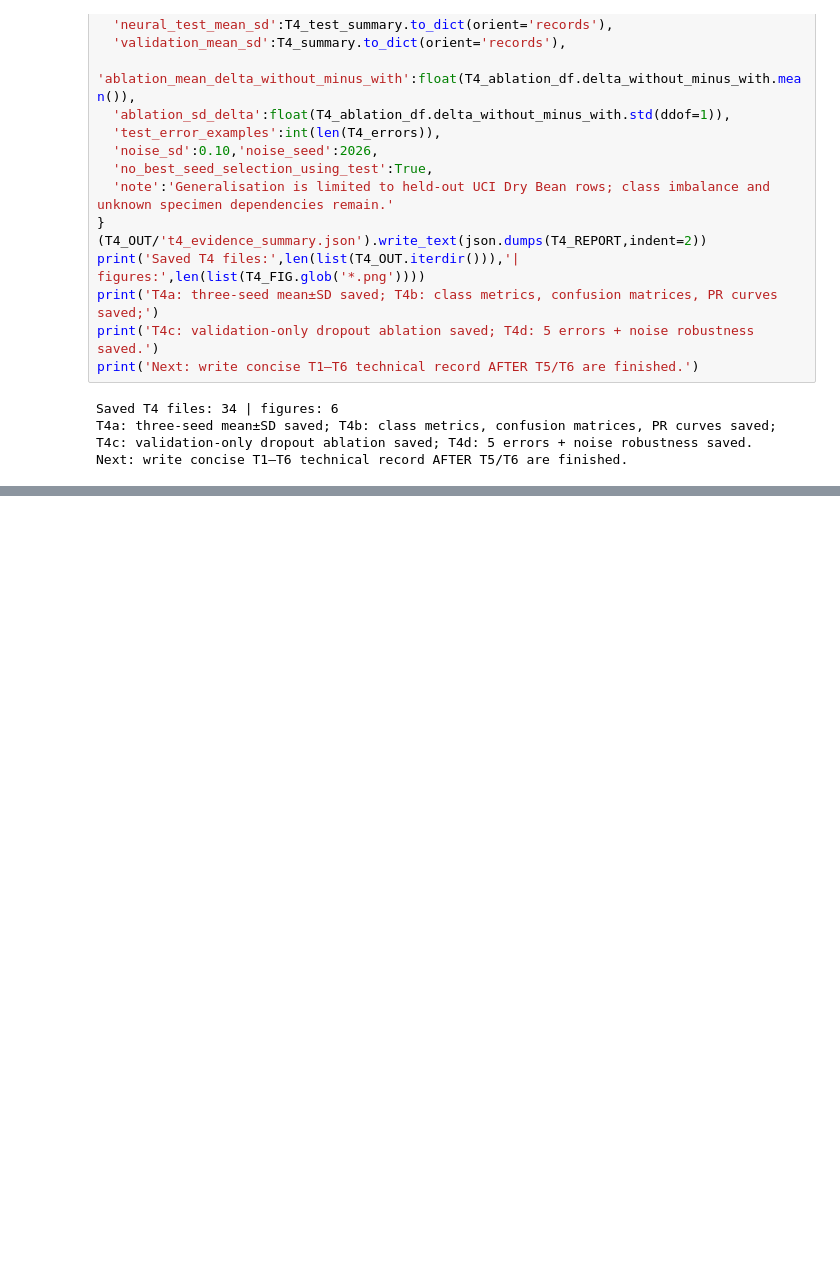
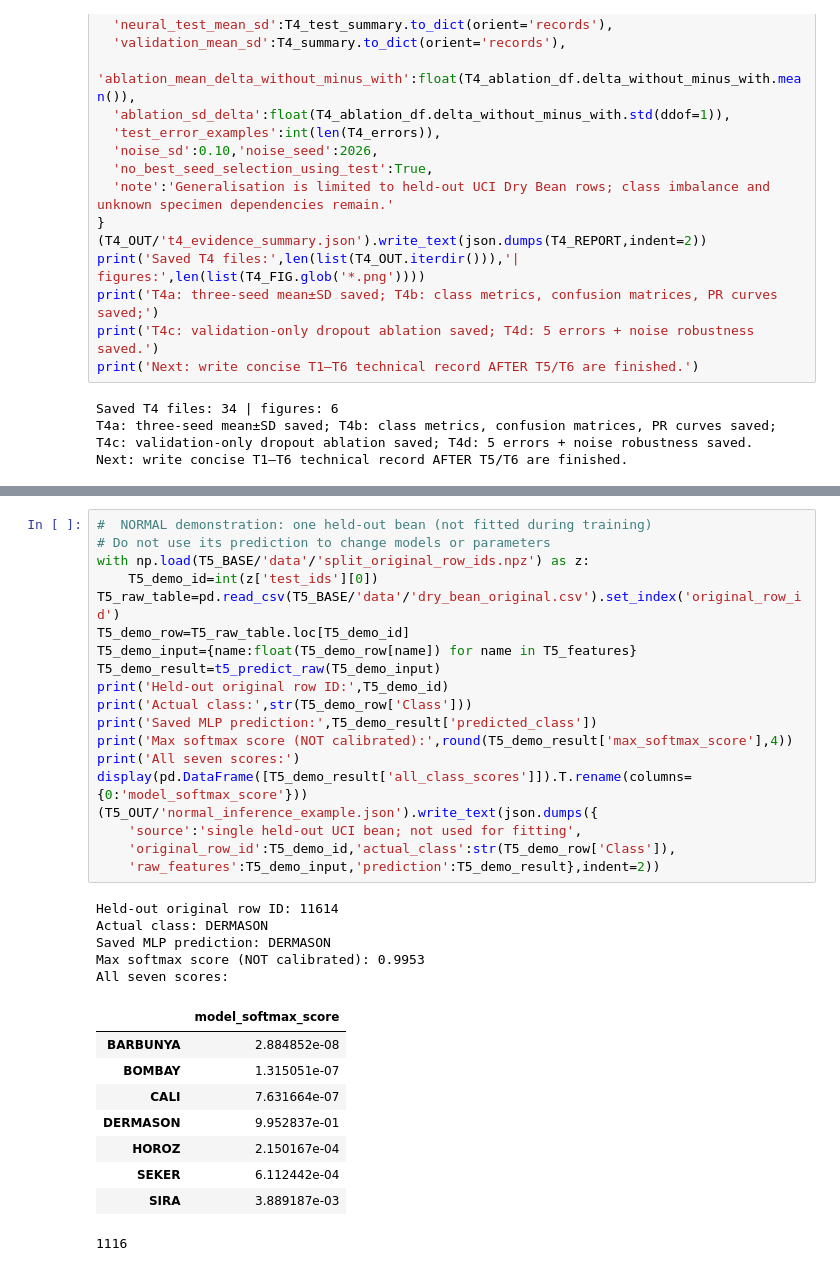
Before and after one commit to Thathsara-Devindi/ANN-Dry-Bean-Classification, a Jupyter notebook: ANN_cw1.ipynb, the cells around one changed output, grey strips where cells are left out. Saved outputs shown, nothing was run; the diff lists cells and outputs as text; blank space fills up the shorter version.

```diff
--- a/ANN_cw1.ipynb
+++ b/ANN_cw1.ipynb
@@ -1821,0 +2098,34 @@ Next: write concise T1–T6 technical record AFTER T5/T6 are finished.
+# %%
+#  NORMAL demonstration: one held-out bean (not fitted during training)
+# Do not use its prediction to change models or parameters
+with np.load(T5_BASE/'data'/'split_original_row_ids.npz') as z:
+    T5_demo_id=int(z['test_ids'][0])
+T5_raw_table=pd.read_csv(T5_BASE/'data'/'dry_bean_original.csv').set_index('original_row_id')
+T5_demo_row=T5_raw_table.loc[T5_demo_id]
+T5_demo_input={name:float(T5_demo_row[name]) for name in T5_features}
+T5_demo_result=t5_predict_raw(T5_demo_input)
+print('Held-out original row ID:',T5_demo_id)
+print('Actual class:',str(T5_demo_row['Class']))
+print('Saved MLP prediction:',T5_demo_result['predicted_class'])
+print('Max softmax score (NOT calibrated):',round(T5_demo_result['max_softmax_score'],4))
+print('All seven scores:')
+display(pd.DataFrame([T5_demo_result['all_class_scores']]).T.rename(columns={0:'model_softmax_score'}))
+(T5_OUT/'normal_inference_example.json').write_text(json.dumps({
+    'source':'single held-out UCI bean; not used for fitting',
+    'original_row_id':T5_demo_id,'actual_class':str(T5_demo_row['Class']),
+    'raw_features':T5_demo_input,'prediction':T5_demo_result},indent=2))
+# %% [output]
+Held-out original row ID: 11614
+Actual class: DERMASON
+Saved MLP prediction: DERMASON
+Max softmax score (NOT calibrated): 0.9953
+All seven scores:
+|  | model_softmax_score |
+| BARBUNYA | 2.884852e-08 |
+| BOMBAY | 1.315051e-07 |
+| CALI | 7.631664e-07 |
+| DERMASON | 9.952837e-01 |
+| HOROZ | 2.150167e-04 |
+| SEKER | 6.112442e-04 |
+| SIRA | 3.889187e-03 |
+1116
```
Also changed, not shown: parts of 8 cells of this notebook.
